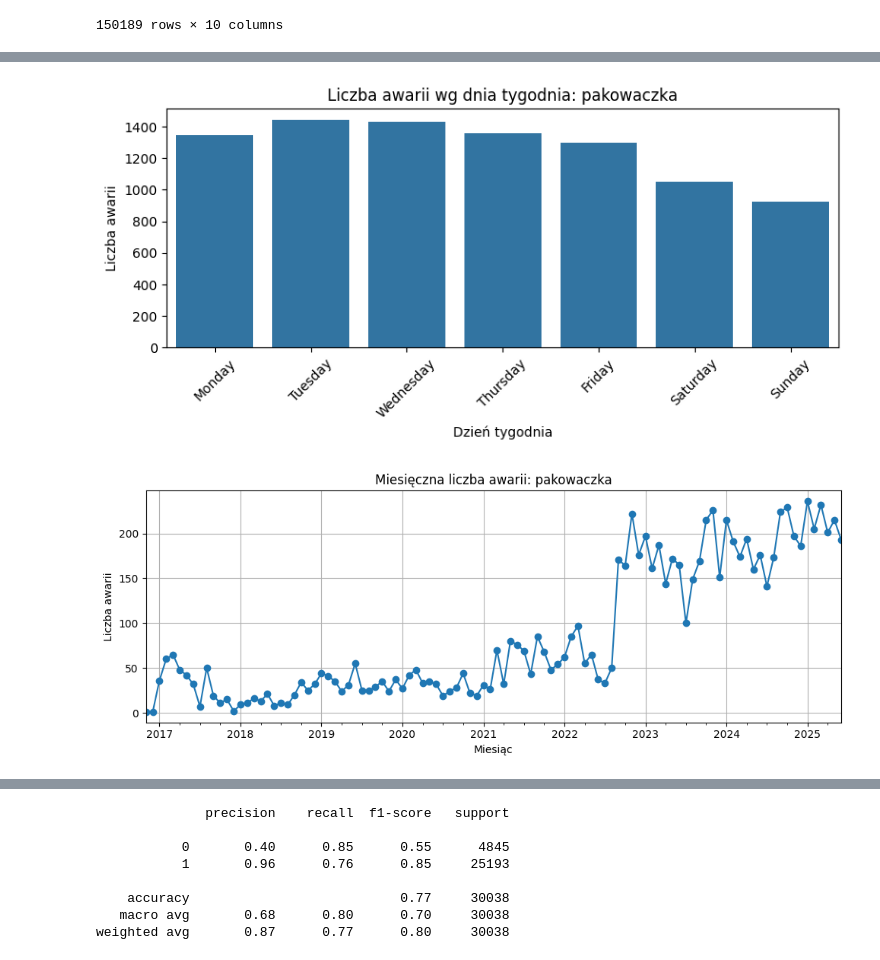
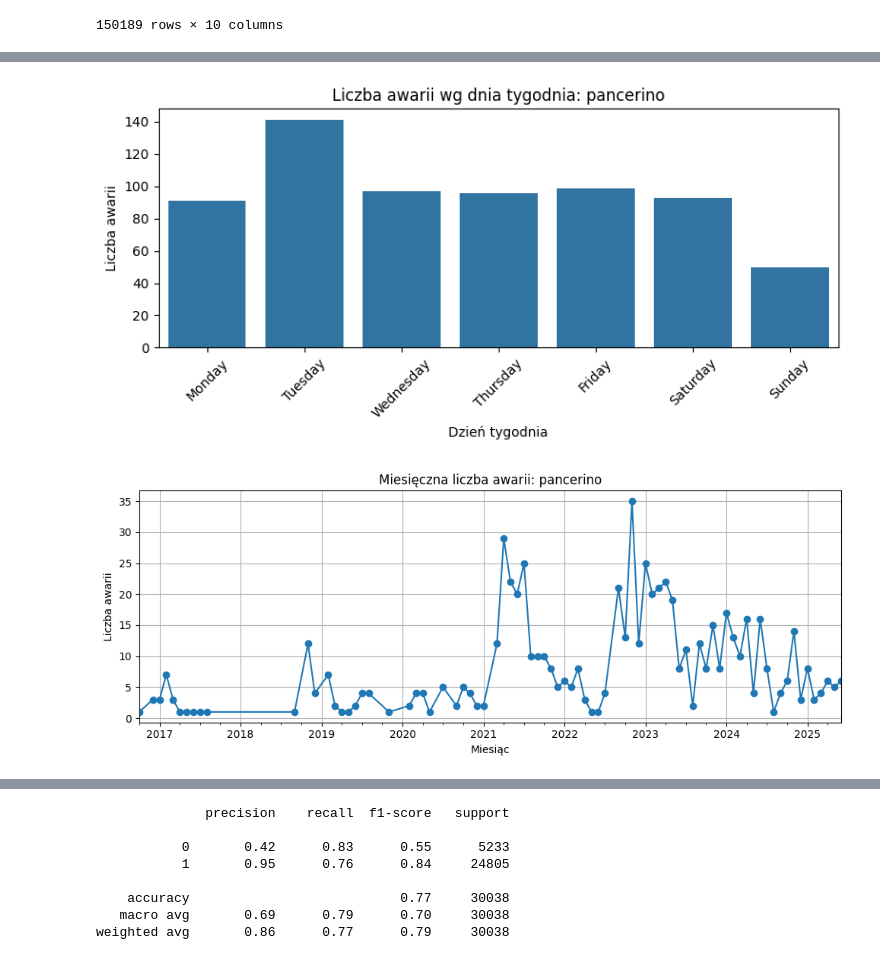
Before and after one commit to klaudiaban/ferrero, a Jupyter notebook: lista_zawiadomień.ipynb, the cells around one changed output, grey strips where cells are left out. Drawn from its saved outputs; the diff is of its cells as text; code cells hidden in the pictures.

```diff
--- a/lista_zawiadomień.ipynb
+++ b/lista_zawiadomień.ipynb
@@ -263,11 +197,19 @@ type_map = {
     "podajnik migdała": "podajnik migdała",
     "etykieciarki": "etykieciarki",
     "przekładacz": "przekładacz",
-    "zespol flowpacków": "zespół flowpacków",
+    "zespól flowpacków": "zespół flowpacków",
     "zespół pakowarek": "pakowaczka",
     "zespół maszyn pakujących": "maszyna pakująca",
     "maszyna pakująca": "maszyna pakująca",
-    "moduł pakujący": "pakowaczka"
+    "moduł pakujący": "pakowaczka",
+    "dystrybucja rzędów": "dystrybucja rzędów",
+    "pancerino": "pancerino",
+    "paletyzacja": "paletyzacja",
+    "robot pakujący": "maszyna pakująca",
+    "zespół kartoniarki": "kartoniarka",
+    "silos cukier": "silos cukier",
+    "prasa wycinająca": "prasa wycinająca",
+    "plastyfikator polewy": "plastyfikator polewy"
 }
 
 oznaczenie_lower = df['Oznaczenie'].str.lower()
@@ -461,36 +435,36 @@ df['Dzień tygodnia'] = df['Data zawiadom.'].dt.day_name()
 df['Miesiąc'] = df['Data zawiadom.'].dt.to_period('M')
 
 # Fill missing Typ maszyny column if not exists
 if 'Typ maszyny' not in df.columns:
     df['Typ maszyny'] = df['Oznaczenie'].str.lower()
 
 # ---- Choose machine to examine ----
-machine = "pakowaczka"
+machine = "pancerino"
 
 # --- Failure count by weekday ---
 plt.figure(figsize=(8, 4))
 sns.countplot(data=df[df["Typ maszyny"] == machine], x='Dzień tygodnia', order=[
               'Monday', 'Tuesday', 'Wednesday', 'Thursday', 'Friday', 'Saturday', 'Sunday'])
 plt.title(f'Liczba awarii wg dnia tygodnia: {machine}')
 plt.xlabel('Dzień tygodnia')
 plt.ylabel('Liczba awarii')
 plt.xticks(rotation=45)
 plt.tight_layout()
 plt.show()
 
 # --- Monthly failure trend ---
 monthly_trend = df[df["Typ maszyny"] == machine].groupby('Miesiąc').size()
 plt.figure(figsize=(10, 4))
 monthly_trend.plot(marker='o')
 plt.title(f'Miesięczna liczba awarii: {machine}')
 plt.xlabel('Miesiąc')
 plt.ylabel('Liczba awarii')
 plt.grid(True)
 plt.tight_layout()
 plt.show()
 # %% [output]
-[figure, old version]
+[figure, new version]
-[figure, old version]
+[figure, new version]
 # %%
 df.to_csv('cleaned_lista_zawiadomień.csv', index=False, encoding="utf-8")
 # %%
@@ -548,12 +522,12 @@ print(report_final)
 # %% [output]
               precision    recall  f1-score   support
 
-           0       0.40      0.85      0.55      4845
-           1       0.96      0.76      0.85     25193
+           0       0.42      0.83      0.55      5233
+           1       0.95      0.76      0.84     24805
 
     accuracy                           0.77     30038
-   macro avg       0.68      0.80      0.70     30038
-weighted avg       0.87      0.77      0.80     30038
+   macro avg       0.69      0.79      0.70     30038
+weighted avg       0.86      0.77      0.79     30038
 # %%
 unique_machines = df['Typ maszyny'].unique()
 
```
Also changed, not shown: parts of 11 cells of this notebook, 2 other files.
